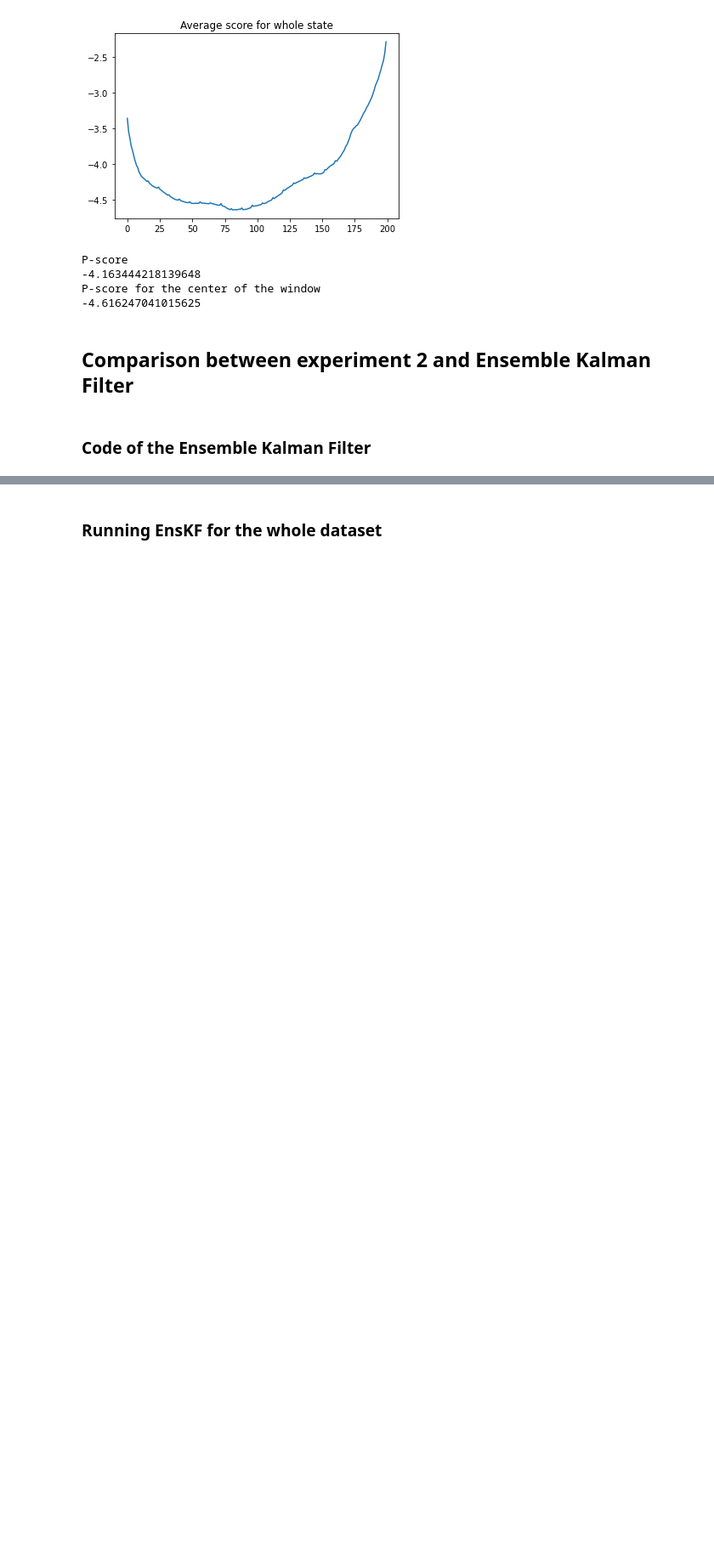
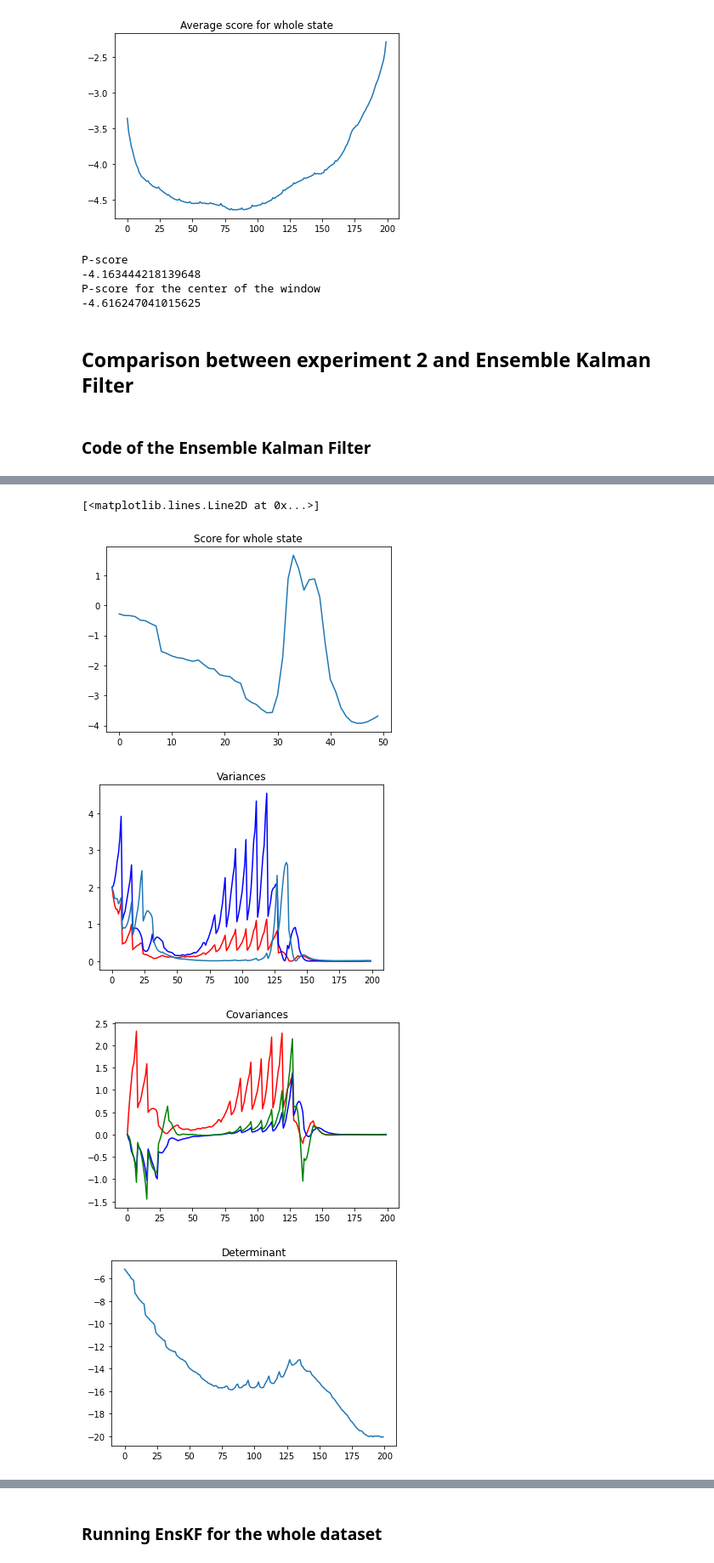
Before and after one commit to Nicolasecl16/These, a Jupyter notebook: 4Dvarnetstochastic/Lorenz63/Analysis.ipynb, the cells around one changed output, grey strips where cells are left out. Shown at 85% size. Drawn from its saved outputs; the diff is of its cells as text; code cells hidden in the pictures; blank space fills up the shorter version.

```diff
--- a/4Dvarnetstochastic/Lorenz63/Analysis.ipynb
+++ b/4Dvarnetstochastic/Lorenz63/Analysis.ipynb
@@ -450,12 +375,0 @@ def update2(x,P,z, H, R):
-# %%
-def forecast(x,P,fun,N):
-    Ens = np.random.default_rng().multivariate_normal(x,P,N)
-    dim_x = len(x)
-    Ens_update = np.zeros((N, dim_x,1))
-    for i in range(N):
-        Ens_update[i,:,:]=np.expand_dims(fun(Ens[i]),-1)
-
-    x_f = np.mean(Ens_update,axis=0)
-    x_diff = Ens_update-x_f
-    P_f = N/(N-1)*np.mean(np.matmul(x_diff,np.transpose(x_diff,axes=[0,2,1])),0)
-    return x_f,P_f
@@ -582,0 +495,54 @@ P-score
+# %%
+print(P_tot[0,:,:])
+print(target[ind,:,:].shape)
+
+def log_scores_matrix(target,mu,cov):
+    return(0.5*(np.dot(np.dot((target-mu).T,np.linalg.inv(cov)),(target-mu))+0.5*np.log(np.linalg.det(cov))+1.5*np.log(2*np.pi)))
+
+
+print("Variance for each variable")
+print(np.mean((new_t[ind,:,:]-np.transpose(x_tot[:,:]))**2,1))
+print("R-score")
+print(np.mean((new_t[ind,:,:]-np.transpose(x_tot[:,:]))**2))
+x_tot_n = (x_tot-m)/s
+P_tot_n = P_tot/s**2
+scores = np.zeros(200)
+Maha = np.zeros(200)
+
+for j in range(200):
+    scores[j] = log_scores_matrix((dataTestNoNaN[ind,:,j]-m)/s,x_tot_n[j,:],(P_tot_n[j,:,:]))
+    Maha[j]  = 0.5*(np.dot(np.dot((target[ind,:,j]-x_tot_n[j,:]).T,np.linalg.inv(P_tot_n[j,:,:])),(target[ind,:,j]-x_tot_n[j,:])))
+
+print(new_t[ind,:,:]-x_tot[:,:].T)
+%matplotlib inline
+plt.figure()
+plt.title("Score for whole state")
+plt.plot(scores[:50])
+
+plt.figure()
+plt.title("Variances")
+plt.plot(P_tot[:,0,0],color='r')
+plt.plot(P_tot[:,1,1],color='b')
+plt.plot(P_tot[:,2,2])
+plt.figure()
+plt.title("Covariances")
+plt.plot(P_tot[:,0,1],color='r')
+plt.plot(P_tot[:,0,2],color='b')
+plt.plot(P_tot[:,1,2],color='g')
+
+plt.figure()
+plt.title("Determinant")
+plt.plot(0.5*np.log(np.linalg.det(P_tot_n[:,:,:])))
+print("P-score")
+print(np.mean(scores[:50]))
+plt.figure()
+plt.title("Mahanabolis")
+plt.plot(Maha[:])
+plt.figure()
+plt.title("Obs")
+Abs_mean = np.abs((X_test_obs3[ind,:,:]-new_t[ind,:,:]).T/s)
+plt.plot(np.arange(0,200,8),Abs_mean[np.arange(0,200,8),2])
+plt.figure()
+Abs_pred = np.abs((X_test_obs3[ind,:,:].T-x_tot[:,:])/s)
+plt.plot(np.arange(0,200,8),Abs_pred[np.arange(0,200,8),2])
+# %% [output]
@@ -582,0 +566,5 @@ P-score
+[<matplotlib.lines.Line2D at 0x...>]
+[figure, added]
+[figure, added]
+[figure, added]
+[figure, added]
```
Also changed, not shown: parts of 31 cells of this notebook, 4 other files.
